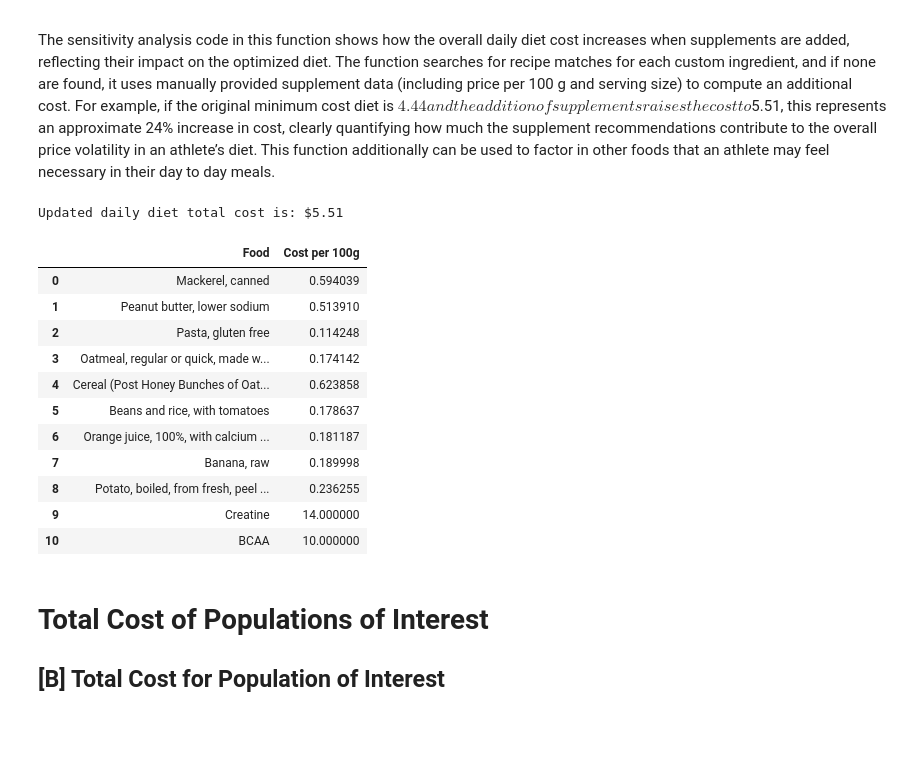
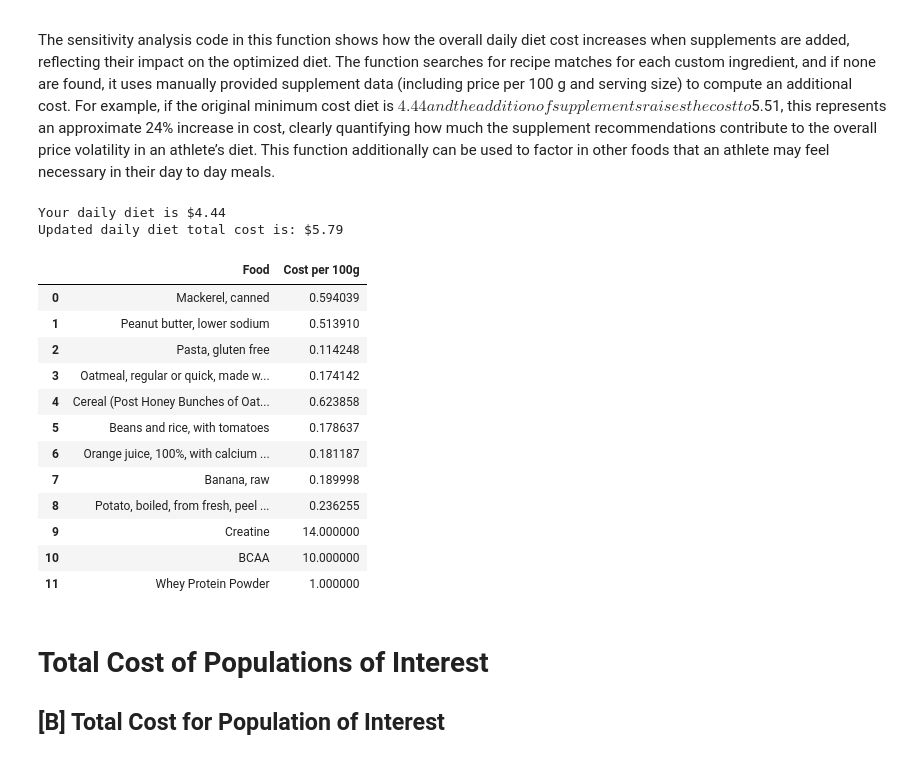
Before and after one commit to colby-alonzo/EEP153_Proj2, a Jupyter notebook: Official_Team_Code.ipynb, the cells around one changed output. Saved outputs shown, nothing was run; the diff lists cells and outputs as text; code cells hidden in the pictures; blank space fills up the shorter version.

Commit message:
Updated diet_minimizer function

```diff
--- a/Official_Team_Code.ipynb
+++ b/Official_Team_Code.ipynb
@@ -466,26 +466,23 @@ def diet_minimizer(sex, athlete_type, training_type):
     # Solve the linear programming problem
     result = lp(p, -A, -b, method='highs')
 
-    # Check if optimization succeeded
     if not result.success:
         raise ValueError("Optimization failed: " + result.message)
 
     # Extract optimized diet quantities and total cost
     diet_quantities = pd.Series(result.x, index=filtered_prices.index)
     total_cost = result.fun
-    print(diet_quantities[diet_quantities > 0]*100)
+    print(f"Your daily diet is ${total_cost:.2f}")
 
     # Select foods with quantities above tolerance threshold
     selected_foods = diet_quantities[diet_quantities >= tol]
 
-    # Create DataFrame listing foods and their cost per 100g
     df_foods = pd.DataFrame({
         "Food": selected_foods.index,
         "Cost per 100g": [float(filtered_prices.loc[food, 'price']) for food in selected_foods.index]
     })
 
-    print(f"Your daily diet is ${total_cost:.2f}")
-    return df_foods
+    return df_foods, total_cost
 # %%
 female_strength = diet_minimizer("Female", "Strength", "Intense")
 female_strength
@@ -750,31 +757,38 @@ def add_custom_ingredients(diet_df, custom_food_servings, supplement_data=None):
 # %%
 supplement_data = {
     "creatine": {"price": 14.0, "serving": 5},  # $14 per 100g; 5g per serving
-    "bcaa": {"price": 10.0, "serving": 2}       # $10 per 100g; 10g per serving
+    "bcaa": {"price": 10.0, "serving": 2},       # $10 per 100g; 10g per serving
+    "whey protein powder": {"price": 1.0, "serving": 45}
 }
 
 # Example custom foods dictionary: keys can be meal names or supplement names.
 custom_food_servings = {
     "Creatine": 5,  # This will be matched in supplement_data if no recipe match is found.
-    "BCAA": 20,
+    "BCAA": 2,
+    "Whey Protein Powder": 45
 }
 
-updated_diet_df = add_custom_ingredients(female_strength, custom_food_servings, supplement_data=supplement_data)
+# Get the base diet and its cost.
+base_diet, original_cost = diet_minimizer("Female", "Strength", "Intense")
+# Now use original_cost in add_custom_ingredients as needed.
+updated_diet_df = add_custom_ingredients(base_diet, custom_food_servings, supplement_data=supplement_data, original_cost=original_cost)
 updated_diet_df
 # %% [output]
-Updated daily diet total cost is: $5.51
+Your daily diet is $4.44
+Updated daily diet total cost is: $5.79
 |  | Food | Cost per 100g |
 | 0 | Mackerel, canned | 0.594039 |
 | 1 | Peanut butter, lower sodium | 0.513910 |
 | 2 | Pasta, gluten free | 0.114248 |
 | 3 | Oatmeal, regular or quick, made w... | 0.174142 |
 | 4 | Cereal (Post Honey Bunches of Oat... | 0.623858 |
 | 5 | Beans and rice, with tomatoes | 0.178637 |
 | 6 | Orange juice, 100%, with calcium ... | 0.181187 |
 | 7 | Banana, raw | 0.189998 |
 | 8 | Potato, boiled, from fresh, peel ... | 0.236255 |
 | 9 | Creatine | 14.000000 |
 | 10 | BCAA | 10.000000 |
+| 11 | Whey Protein Powder | 1.000000 |
 # %% [markdown]
 # **Total Cost of Populations of Interest**
 ## [B] Total Cost for Population of Interest
```
Also changed, not shown: parts of 2 cells of this notebook.
